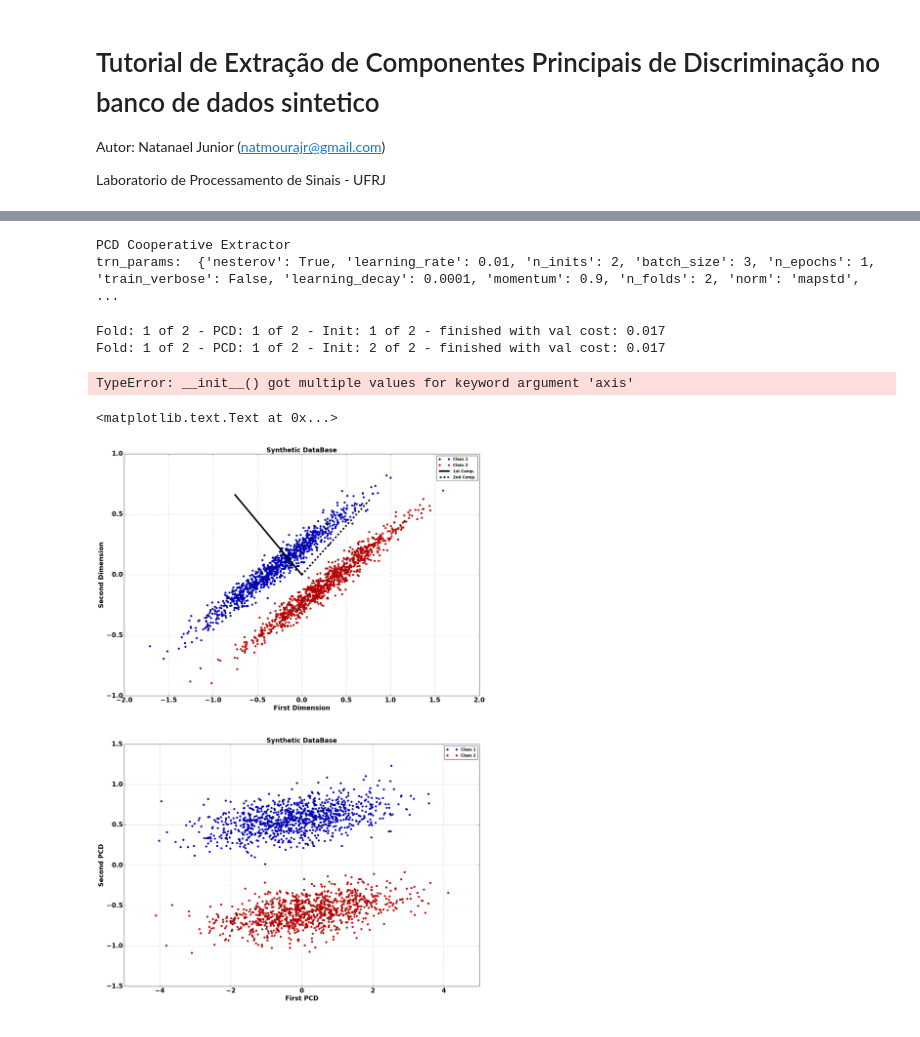
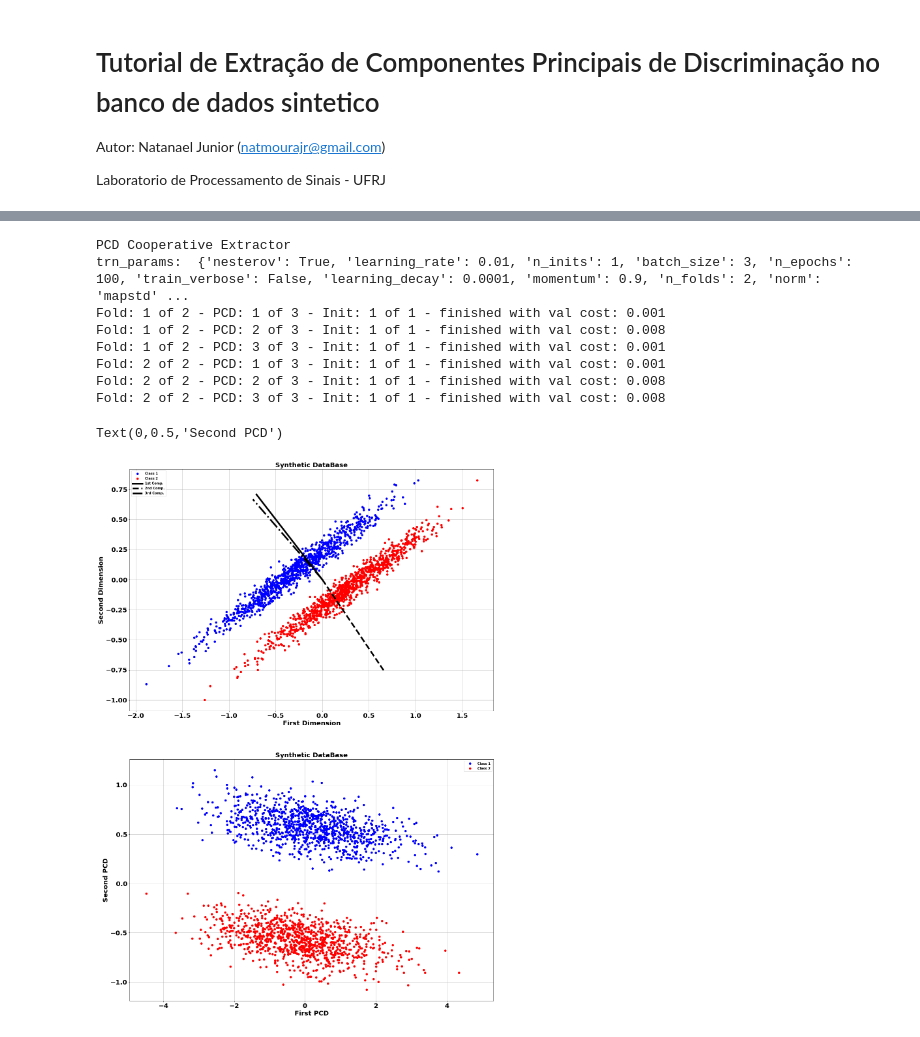
Before and after one commit to natmourajr/LPSTutorials, a Jupyter notebook: Notebooks/Preprocessing/SyntheticDataBasePCDCooperative.ipynb, the cells around one changed output, grey strips where cells are left out. Saved outputs shown, nothing was run; the diff lists cells and outputs as text; code cells hidden in the pictures.

```diff
--- a/Notebooks/Preprocessing/SyntheticDataBasePCDCooperative.ipynb
+++ b/Notebooks/Preprocessing/SyntheticDataBasePCDCooperative.ipynb
@@ -453,25 +412,28 @@ def pcdc_extractor(inputdata, targetdata, trn_params=None):
 # Extract PCD Independent
 trn_params = {}
 trn_params['n_folds'] = 2
-trn_params['n_inits'] = 2
-trn_params['n_pcds'] = 2
+trn_params['n_inits'] = 1
+trn_params['n_pcds'] = 3
 trn_params['norm'] = 'mapstd'
 trn_params['learning_rate'] = 0.01
 trn_params['learning_decay'] = 1e-4
 trn_params['momentum'] = 0.9
 trn_params['nesterov'] = True
 trn_params['train_verbose'] = False
-trn_params['n_epochs'] = 1
+trn_params['n_epochs'] = 100
 trn_params['batch_size'] = 3
 
 
 [pcds,pcd_classifiers,pcd_trn_desc] = pcdc_extractor(data,trgt,trn_params)
 # %% [output]
 PCD Cooperative Extractor
-trn_params:  {'nesterov': True, 'learning_rate': 0.01, 'n_inits': 2, 'batch_size': 3, 'n_epochs': 1, 'train_verbose': False, 'learning_decay': 0.0001, 'momentum': 0.9, 'n_folds': 2, 'norm': 'mapstd',  ...
+trn_params:  {'nesterov': True, 'learning_rate': 0.01, 'n_inits': 1, 'batch_size': 3, 'n_epochs': 100, 'train_verbose': False, 'learning_decay': 0.0001, 'momentum': 0.9, 'n_folds': 2, 'norm': 'mapstd' ...
+Fold: 1 of 2 - PCD: 1 of 3 - Init: 1 of 1 - finished with val cost: 0.001
+Fold: 1 of 2 - PCD: 2 of 3 - Init: 1 of 1 - finished with val cost: 0.008
+Fold: 1 of 2 - PCD: 3 of 3 - Init: 1 of 1 - finished with val cost: 0.001
+Fold: 2 of 2 - PCD: 1 of 3 - Init: 1 of 1 - finished with val cost: 0.001
+Fold: 2 of 2 - PCD: 2 of 3 - Init: 1 of 1 - finished with val cost: 0.008
+Fold: 2 of 2 - PCD: 3 of 3 - Init: 1 of 1 - finished with val cost: 0.008
-Fold: 1 of 2 - PCD: 1 of 2 - Init: 1 of 2 - finished with val cost: 0.017
-Fold: 1 of 2 - PCD: 1 of 2 - Init: 2 of 2 - finished with val cost: 0.017
-TypeError: __init__() got multiple values for keyword argument 'axis'
 # %%
 # PCD show.
 
@@ -485,12 +447,16 @@ ax[0].plot(data[trgt==0,0],data[trgt==0,1],'bo',label='Class 1')
 ax[0].plot(data[trgt==1,0],data[trgt==1,1],'ro',label='Class 2')
 
 
-ax[0].plot([0,pcds[0][0][0,0]/np.linalg.norm(pcds[0][0])],
-           [0,pcds[0][0][1,0]/np.linalg.norm(pcds[0][0])],
+ax[0].plot([0,pcds[0][0][0]/np.linalg.norm(pcds[0][0])],
+           [0,pcds[0][0][1]/np.linalg.norm(pcds[0][0])],
            'k-',linewidth=5.0,label='1st Comp.')
-ax[0].plot([0,pcds[0][1][0,0]/np.linalg.norm(pcds[0][1])],
-           [0,pcds[0][1][1,0]/np.linalg.norm(pcds[0][1])],
+ax[0].plot([0,pcds[0][1][0]/np.linalg.norm(pcds[0][1])],
+           [0,pcds[0][1][1]/np.linalg.norm(pcds[0][1])],
            'k--',linewidth=5.0,label='2nd Comp.')
+
+ax[0].plot([0,pcds[0][2][0]/np.linalg.norm(pcds[0][2])],
+           [0,pcds[0][2][1]/np.linalg.norm(pcds[0][2])],
+           'k-.',linewidth=5.0,label='3rd Comp.')
 
 
 ax[0].legend()
@@ -507,36 +473,35 @@ train_id, test_id = pcd_trn_desc['CVO'][choose_fold]
 # normalize data based in train set
 if trn_params['norm'] == 'mapstd':
     scaler = preprocessing.StandardScaler().fit(data[train_id,:])
 elif trn_params['norm'] == 'mapstd_rob':
     scaler = preprocessing.RobustScaler().fit(data[train_id,:])
 elif trn_params['norm'] == 'mapminmax':
     scaler = preprocessing.MinMaxScaler().fit(data[train_id,:])
 
 if trn_params['norm'] != "none":
     norm_data = scaler.transform(data)
 else:
     norm_data = data
 
 pcd_proj_norm_data = np.inner(norm_data,
                           np.append(pcds[0][0]/np.linalg.norm(pcds[0][0]),
                                     pcds[0][1]/np.linalg.norm(pcds[0][1]),
                                     axis=1))
-
 ax[1].plot(proj_norm_data[trgt==0,0],proj_norm_data[trgt==0,1],'bo',label='Class 1')
 ax[1].plot(proj_norm_data[trgt==1,0],proj_norm_data[trgt==1,1],'ro',label='Class 2')
 
 ax[1].legend()
 ax[1].grid()
 ax[1].set_title('Synthetic DataBase',fontweight='bold',fontsize=20)
 ax[1].set_xlabel('First PCD',fontweight='bold',fontsize=20)
 ax[1].set_ylabel('Second PCD',fontweight='bold',fontsize=20)
 
 # limits = [-5, 5]
 # ax[1].set_xlim(limits)
 # ax[1].set_ylim(limits)
 # %% [output]
-<matplotlib.text.Text at 0x...>
+Text(0,0.5,'Second PCD')
-[figure, old version]
+[figure, new version]
 # %%
 # Plot Distributions
 %matplotlib inline
```
Also changed, not shown: parts of 8 cells of this notebook, 1 other file.
